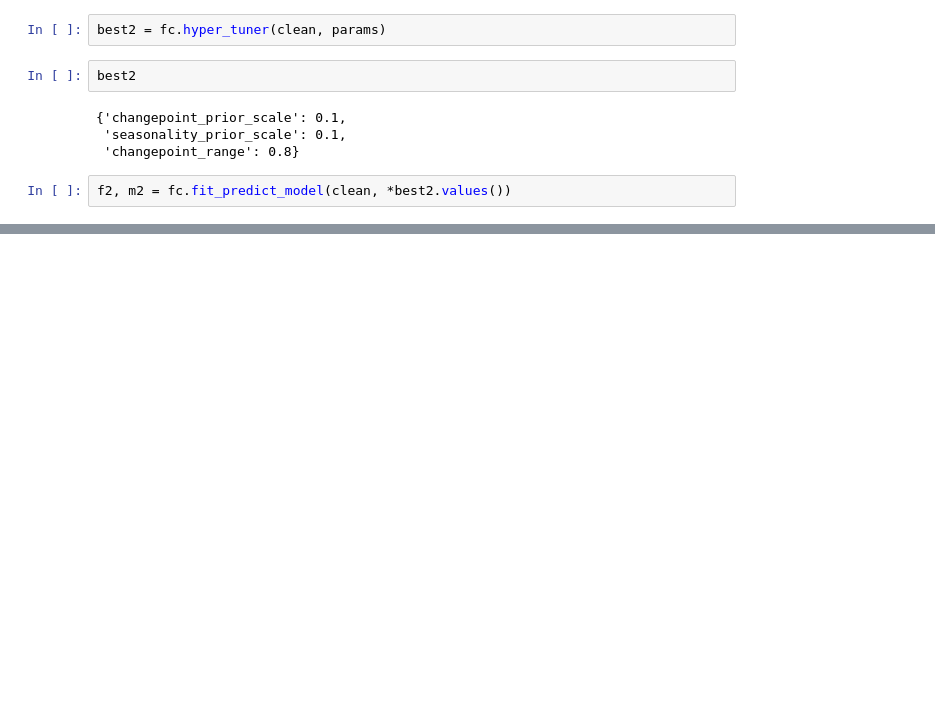
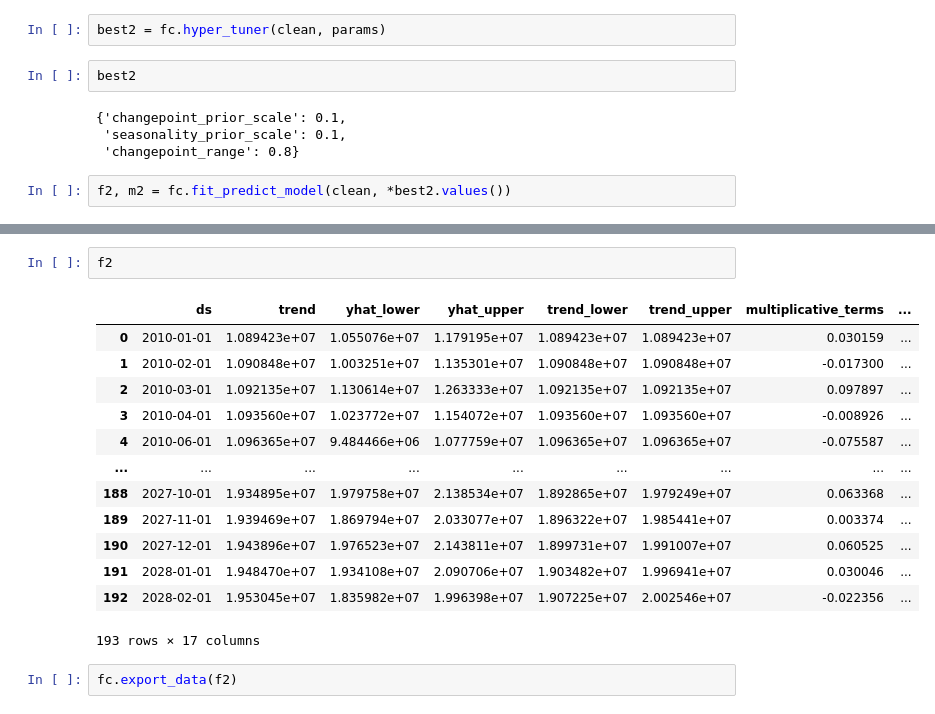
Before and after one commit to MikasSim/final_project, a Jupyter notebook: Main.ipynb, the cells around one changed output, grey strips where cells are left out. Drawn from its saved outputs; the diff is of its cells as text; blank space fills up the shorter version.

Commit message:
Added data export

```diff
--- a/Main.ipynb
+++ b/Main.ipynb
@@ -65,0 +66,18 @@ SMAPE: 4.145%
+# %%
+f2
+# %% [output]
+|  | ds | trend | yhat_lower | yhat_upper | trend_lower | trend_upper | multiplicative_terms | ... |
+| 0 | 2010-01-01 | 1.089423e+07 | 1.055076e+07 | 1.179195e+07 | 1.089423e+07 | 1.089423e+07 | 0.030159 | ... |
+| 1 | 2010-02-01 | 1.090848e+07 | 1.003251e+07 | 1.135301e+07 | 1.090848e+07 | 1.090848e+07 | -0.017300 | ... |
+| 2 | 2010-03-01 | 1.092135e+07 | 1.130614e+07 | 1.263333e+07 | 1.092135e+07 | 1.092135e+07 | 0.097897 | ... |
+| 3 | 2010-04-01 | 1.093560e+07 | 1.023772e+07 | 1.154072e+07 | 1.093560e+07 | 1.093560e+07 | -0.008926 | ... |
+| 4 | 2010-06-01 | 1.096365e+07 | 9.484466e+06 | 1.077759e+07 | 1.096365e+07 | 1.096365e+07 | -0.075587 | ... |
+| ... | ... | ... | ... | ... | ... | ... | ... | ... |
+| 188 | 2027-10-01 | 1.934895e+07 | 1.979758e+07 | 2.138534e+07 | 1.892865e+07 | 1.979249e+07 | 0.063368 | ... |
+| 189 | 2027-11-01 | 1.939469e+07 | 1.869794e+07 | 2.033077e+07 | 1.896322e+07 | 1.985441e+07 | 0.003374 | ... |
+| 190 | 2027-12-01 | 1.943896e+07 | 1.976523e+07 | 2.143811e+07 | 1.899731e+07 | 1.991007e+07 | 0.060525 | ... |
+| 191 | 2028-01-01 | 1.948470e+07 | 1.934108e+07 | 2.090706e+07 | 1.903482e+07 | 1.996941e+07 | 0.030046 | ... |
+| 192 | 2028-02-01 | 1.953045e+07 | 1.835982e+07 | 1.996398e+07 | 1.907225e+07 | 2.002546e+07 | -0.022356 | ... |
+193 rows × 17 columns
+# %%
+fc.export_data(f2)
```
Also changed, not shown: parts of 2 cells of this notebook, 2 other files.
